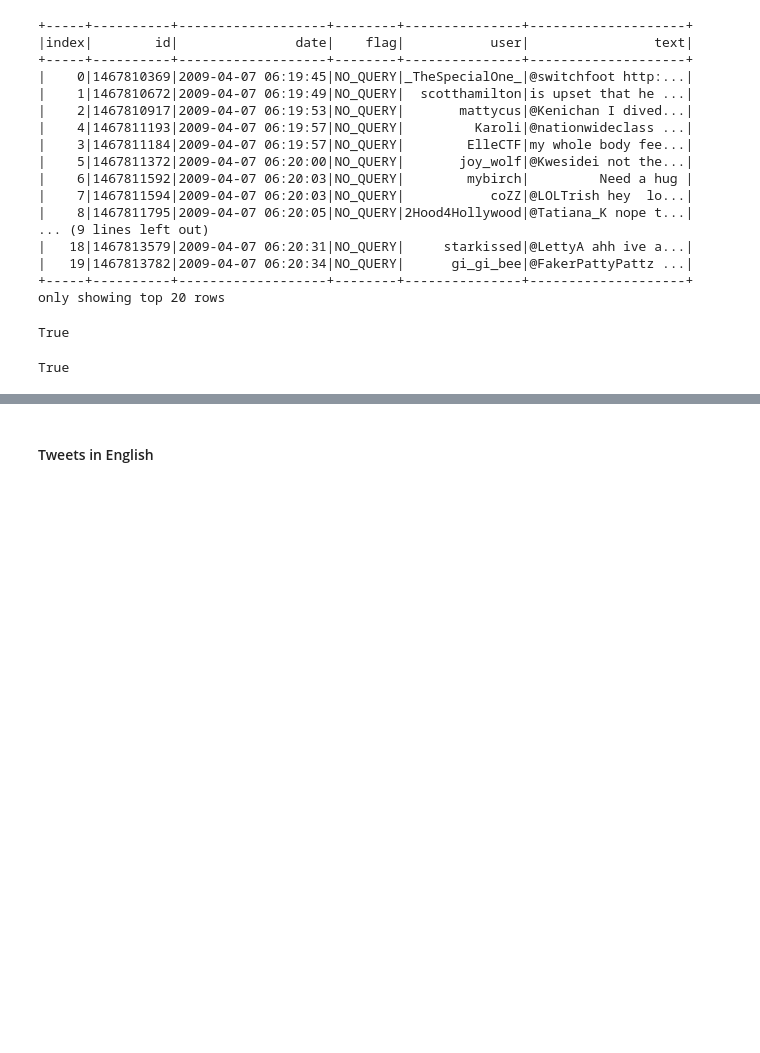
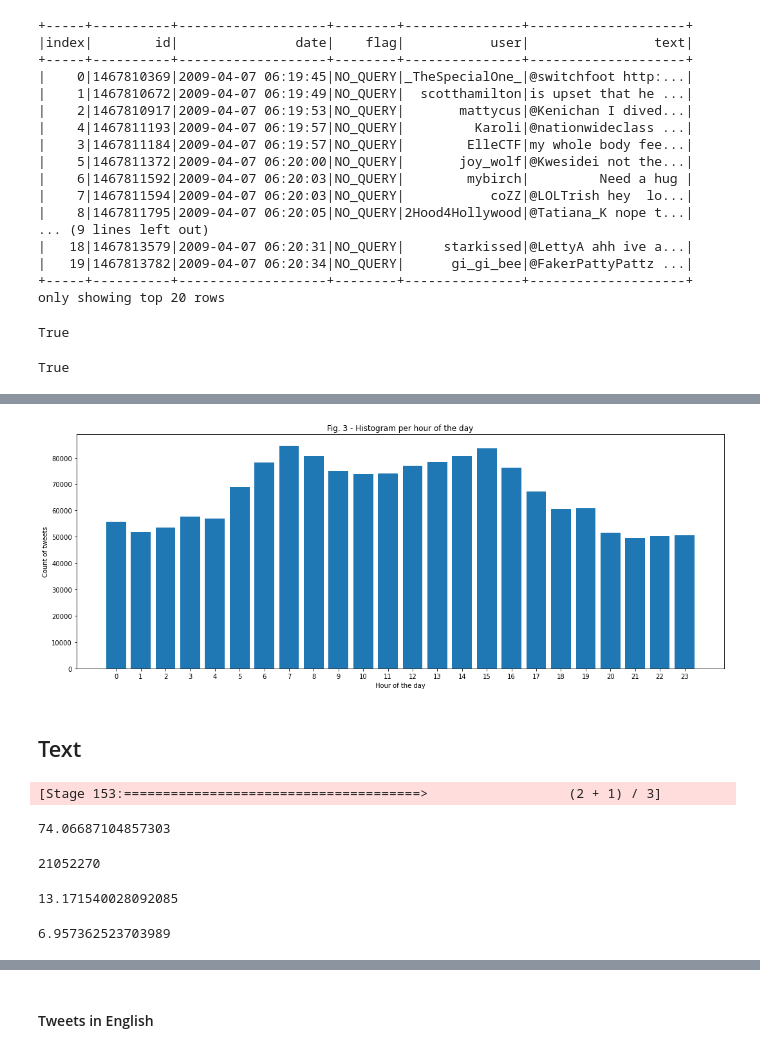
Before and after one commit to Carloselrecharlie/BD_assessment, a Jupyter notebook: sba22448_Integrated_CA.ipynb, the cells around one changed output, grey strips where cells are left out. Drawn from its saved outputs; the diff is of its cells as text; code cells hidden in the pictures; blank space fills up the shorter version.

```diff
--- a/sba22448_Integrated_CA.ipynb
+++ b/sba22448_Integrated_CA.ipynb
@@ -208,0 +372,31 @@ maximum date:  2009-06-25 18:28:31
+# %%
+#extracting each of the 24 hours of a day
+tweetsDf= tweetsDf.withColumn('hour_of_day', hour('date'))
+
+#adding column with counts
+tweetCounts= tweetsDf.groupBy('hour_of_day').agg(count('*').alias('count'))
+
+
+plt.figure(figsize=(15, 6))
+plt.bar(tweetCounts.toPandas()['hour_of_day'], tweetCounts.toPandas()['count'])
+plt.xlabel('Hour of the day')
+plt.ylabel('Count of tweets')
+plt.title('Fig. 3 - Histogram per hour of the day')
+plt.xticks(range(24))
+plt.tight_layout()
+plt.show()
+# %% [output]
+[figure, added]
+# %% [markdown]
+## Text
+# %%
+# converting to RDD, descriptive part
+tweetsRdd = tweetsDf.rdd
+# %% [output]
+[Stage 153:======================================>                  (2 + 1) / 3]
+# %%
+#counting number of characters in text field of each row. Values stored in a list
+charCounts= tweetsRdd.map(lambda row: len(row.text)).collect()
+sum(charCounts) / len(charCounts)
+# %% [output]
+74.06687104857303
@@ -208,0 +406,15 @@ maximum date:  2009-06-25 18:28:31
+# %%
+#number of words
+sum(wordCounts)
+# %% [output]
+21052270
+# %%
+#average number of words per tweet
+sum(wordCounts)/len(wordCounts)
+# %% [output]
+13.171540028092085
+# %%
+#standar deviation
+np.std(wordCounts)
+# %% [output]
+6.957362523703989
```
Also changed, not shown: parts of 54 cells of this notebook.
